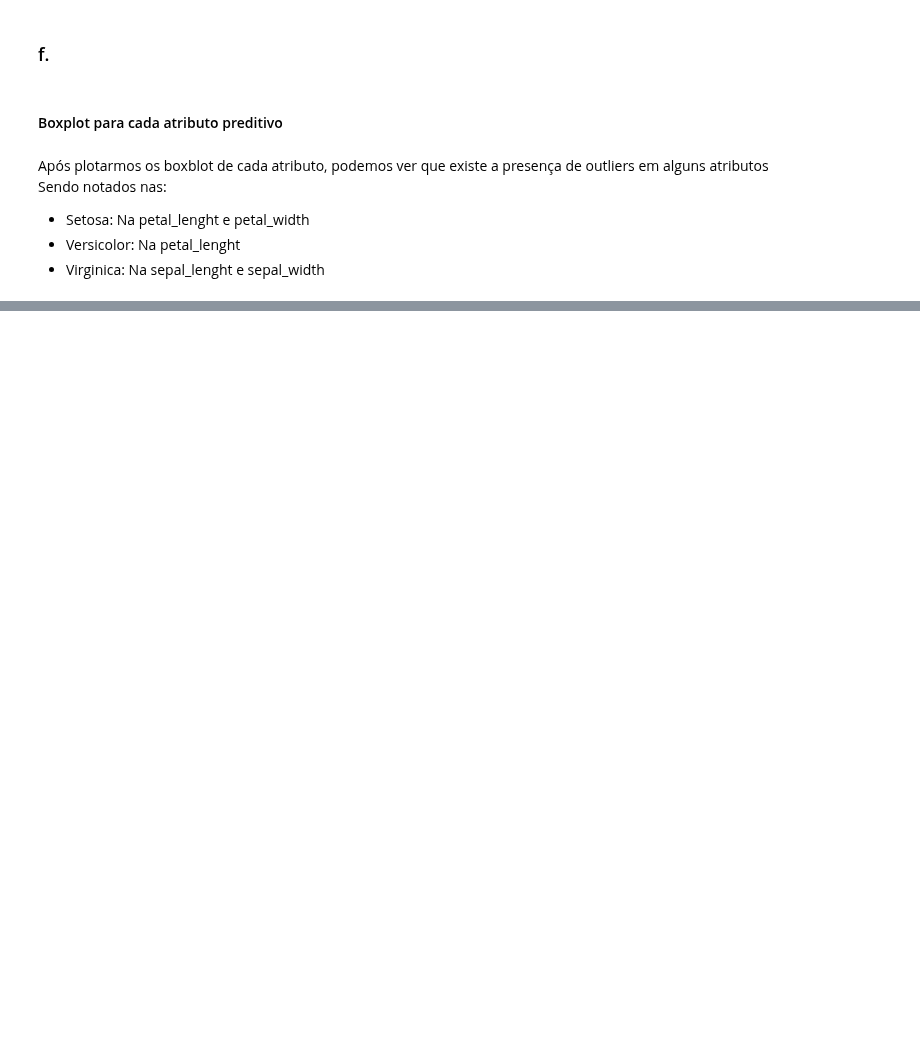
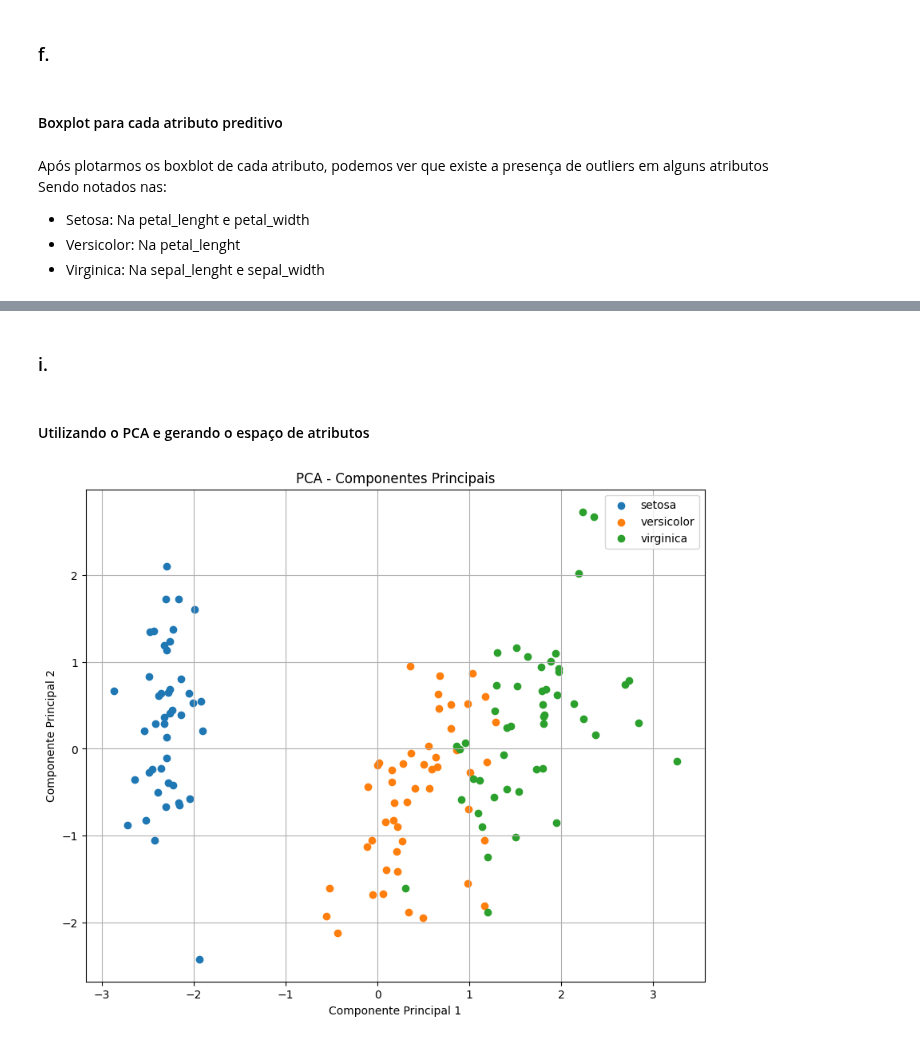
Before and after one commit to Guilherme-Prazeres/AVA1-ENGG67, a Jupyter notebook: IAM_AVA01_Guilherme_Prazeres_Joaquim.ipynb, the cells around one changed output, grey strips where cells are left out. Saved outputs shown, nothing was run; the diff lists cells and outputs as text; code cells hidden in the pictures; blank space fills up the shorter version.

```diff
--- a/IAM_AVA01_Guilherme_Prazeres_Joaquim.ipynb
+++ b/IAM_AVA01_Guilherme_Prazeres_Joaquim.ipynb
@@ -244,0 +332,58 @@ Sendo notados nas: <br>
+# %% [markdown]
+### i.
+# %% [markdown]
+#### Utilizando o PCA e gerando o espaço de atributos
+# %%
+# Preencher NaN com a média
+iris_filled = iris.fillna(iris.mean(numeric_only=True))
+
+# Remover linhas que contêm NaN
+iris_clean = iris_filled.dropna()
+
+# Selecionar apenas os atributos quantitativos
+atributos_quantitativos = iris_clean[['sepal_length', 'sepal_width', 'petal_length', 'petal_width']]
+
+# Calcular os quartis
+Q1 = atributos_quantitativos.quantile(0.25)
+Q3 = atributos_quantitativos.quantile(0.75)
+
+# Calcular o IQR
+IQR = Q3 - Q1
+
+# Definir os limites para outliers
+limite_inferior = Q1 - 1.5 * IQR
+limite_superior = Q3 + 1.5 * IQR
+
+# Remover outliers
+atributos_sem_outliers = atributos_quantitativos[((atributos_quantitativos >= limite_inferior) &
+                                                  (atributos_quantitativos <= limite_superior)).all(axis=1)]
+
+# Padronizar os atributos sem outliers
+media = atributos_sem_outliers.mean()
+desvio_padrao = atributos_sem_outliers.std()
+atributos_padronizados = (atributos_sem_outliers - media) / desvio_padrao
+
+# Aplicar PCA
+pca = PCA(n_components=2)  # Reduzindo para 2 componentes principais
+componentes_principais = pca.fit_transform(atributos_padronizados)
+
+# Criar DataFrame para os componentes principais
+df_componentes = pd.DataFrame(data=componentes_principais, columns=['Componente Principal 1', 'Componente Principal 2'])
+
+# Atribuir espécies corretamente ao DataFrame dos componentes principais
+df_componentes['species'] = iris_clean.loc[atributos_sem_outliers.index, 'species'].values
+
+# Plotar os dados no espaço dos componentes principais
+plt.figure(figsize=(10, 8))
+for especie in df_componentes['species'].unique():
+    subset = df_componentes[df_componentes['species'] == especie]
+    plt.scatter(subset['Componente Principal 1'], subset['Componente Principal 2'], label=especie)
+
+plt.xlabel('Componente Principal 1')
+plt.ylabel('Componente Principal 2')
+plt.title('PCA - Componentes Principais')
+plt.legend()
+plt.grid(True)
+plt.show()
+# %% [output]
+[figure, added]
```
Also changed, not shown: parts of 36 cells of this notebook.
